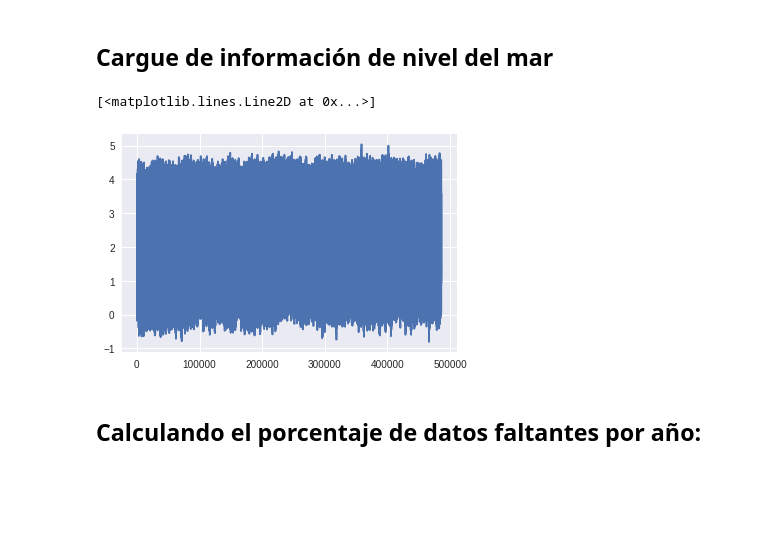
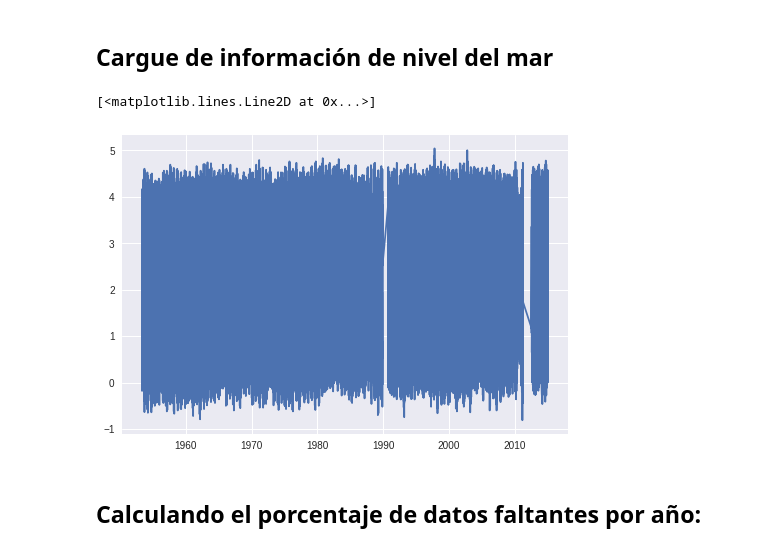
Before and after one commit to FrankAyalaC/Nivel-del-mar-en-Buenaventura, a Jupyter notebook: Scripts/TDG_2020.ipynb, the cells around one changed output. Drawn from its saved outputs; the diff is of its cells as text; code cells hidden in the pictures; blank space fills up the shorter version.

```diff
--- a/Scripts/TDG_2020.ipynb
+++ b/Scripts/TDG_2020.ipynb
@@ -41,7 +41,10 @@ from pytides.tide import Tide
 # from pytides.astro import astro
 
 plt.style.use("seaborn")
-mp.rcParams['font.size'] = 18
+mp.rcParams['xtick.labelsize']=15
+mp.rcParams['ytick.labelsize']=15
+
+mp.rcParams['axes.labelsize']=17
 # %%
 def reading_netcdf(ruta):
     data=nc.Dataset(ruta)
@@ -311,10 +316,10 @@ fechas=[datetime(df_nmm.Year.loc[i],df_nmm.Month.loc[i],df_nmm.Day.loc[i],df_nmm
 serie_nmm=pd.Series(data=df_nmm.nmm.values/1000,index=fechas)
 # serie_nmm=serie_nmm[fecha_inicio:]
 # %%
-plt.plot(serie_nmm.values)
+plt.plot(serie_nmm)
 # %% [output]
 [<matplotlib.lines.Line2D at 0x...>]
-[figure, old version]
+[figure, new version]
 # %% [markdown]
 ## Calculando el porcentaje de datos faltantes por año:
 # %%
```
Also changed, not shown: parts of 34 cells of this notebook, 2 other files.
